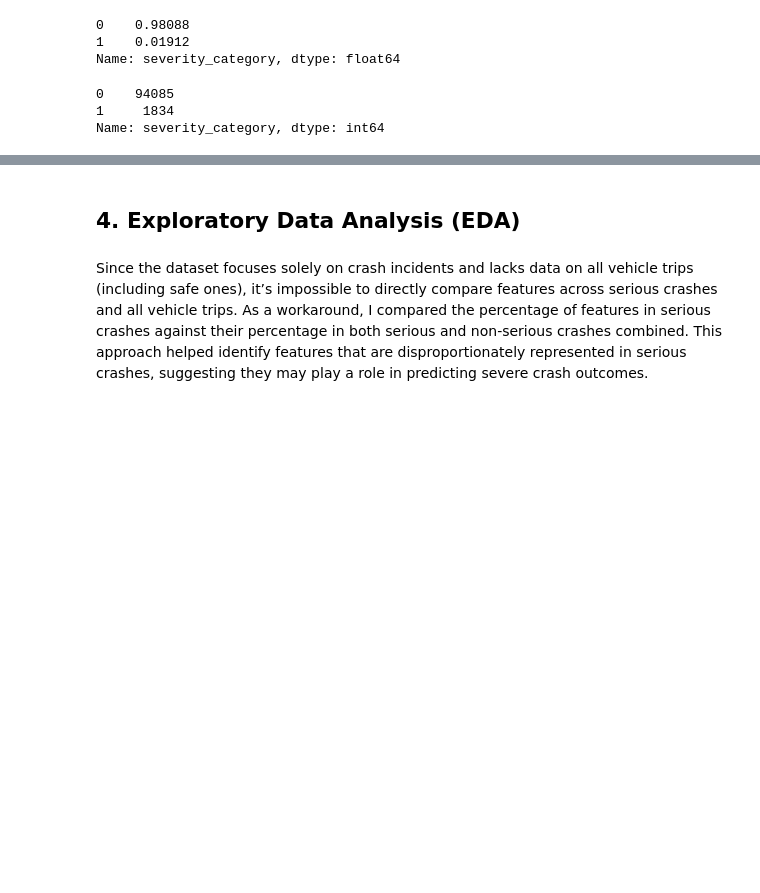
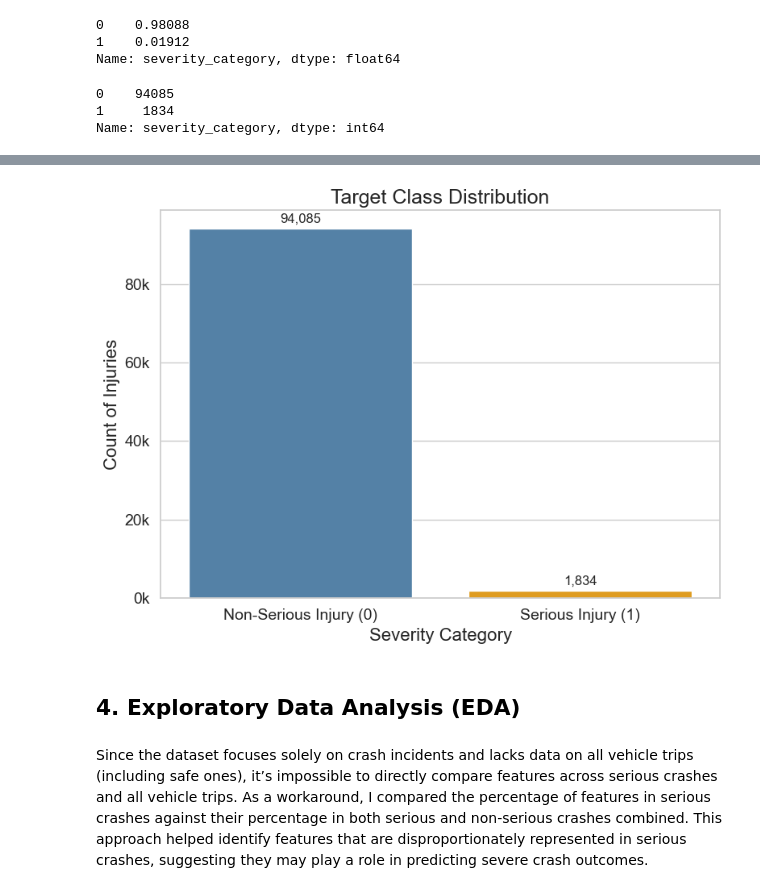
Before and after one commit to ckucewicz/traffic_crash_prediction, a Jupyter notebook: notebook.ipynb, the cells around one changed output, grey strips where cells are left out. Saved outputs shown, nothing was run; the diff lists cells and outputs as text; code cells hidden in the pictures; blank space fills up the shorter version.

Commit message:
updated data visualizations

```diff
--- a/notebook.ipynb
+++ b/notebook.ipynb
@@ -711,3 +672,45 @@ plt.show()
+# %%
+# Count severity category values
+severity_counts = crashes_finalized_df.severity_category.value_counts()
+
+# Define custom labels for better readability
+category_labels = {
+    0: 'Non-Serious Injury (0)',
+    1: 'Serious Injury (1)'
+}
+
+# Re-map index for better x-axis labels
+categories = [category_labels.get(i, str(i)) for i in severity_counts.index]
+
+# Plot
+plt.figure(figsize=(8, 6))
+sns.set_style("whitegrid")
+colors = ['steelblue', 'orange']  # 0 and 1 categories
+
+barplot = sns.barplot(x=categories, y=severity_counts.values, palette=colors)
+
+# Add count labels on top of each bar
+for i, val in enumerate(severity_counts.values):
+    barplot.text(i, val + max(severity_counts.values)*0.01, f'{val:,}',
+                 ha='center', va='bottom', fontsize=12)
+
+# Y-axis formatter for thousands
+plt.gca().yaxis.set_major_formatter(FuncFormatter(lambda x, _: f'{int(x / 1000)}k'))
+
+# Labels and titles
+plt.title('Target Class Distribution', fontsize=18)
+plt.xlabel('Severity Category', fontsize=16)
+plt.ylabel('Count of Injuries', fontsize=16)
+plt.xticks(fontsize=14)
+plt.yticks(fontsize=14)
+
+# Save the figure (for GitHub Pages)
+plt.tight_layout()
+plt.savefig('docs/images/target_distribution.jpg', dpi=300, transparent=True)
+
+plt.show()
+# %% [output]
+[figure, added]
 # %% [markdown]
 ## 4. <a name ="Exploratory-Data-Analysis"></a>Exploratory Data Analysis (EDA)
 # %% [markdown]
```
Also changed, not shown: parts of 2 cells of this notebook, 2 other files.
